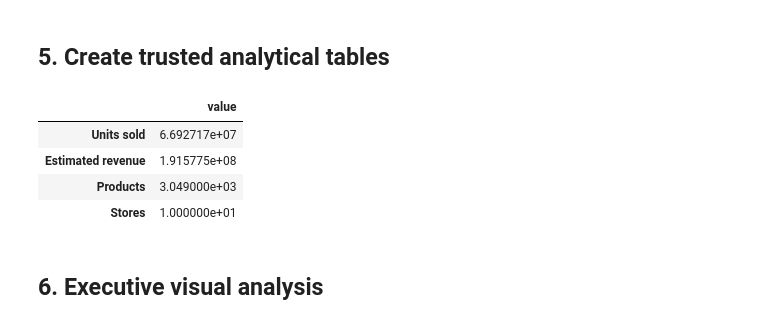
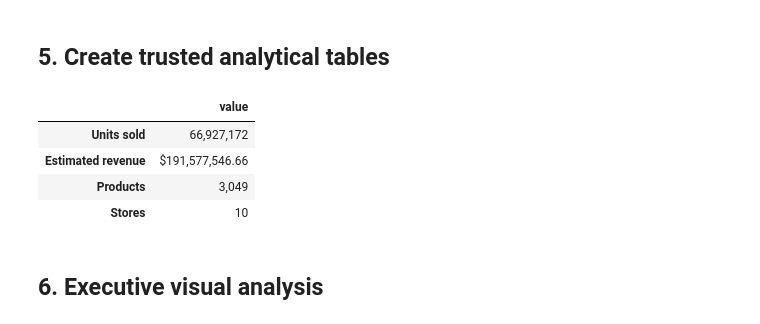
Before and after one commit to ericmavigo/retail-demand-forecasting, a Jupyter notebook: notebooks/02_data_cleaning_and_eda.ipynb, the cells around one changed output. Cells and saved outputs as stored; diff of their text form; code cells hidden in the pictures.

```diff
--- a/notebooks/02_data_cleaning_and_eda.ipynb
+++ b/notebooks/02_data_cleaning_and_eda.ipynb
@@ -31,6 +31,7 @@ DATA_DIR = PROJECT_ROOT / 'data' / 'raw'
 sys.path.insert(0, str(PROJECT_ROOT))
 
 pd.set_option('display.max_columns', 50)
+pd.set_option('display.float_format', lambda value: f'{value:,.2f}')
 plt.style.use('seaborn-v0_8-whitegrid')
 COLORS = {
     'navy': '#17324D',
@@ -149,34 +153,40 @@ Positive sales without price: 0
 # %%
 daily = calendar_days[['date', 'year', 'month', 'weekday', 'event_name_1', 'event_type_1']].copy()
 daily['units'] = units.sum(axis=0)
 daily['estimated_revenue'] = daily_revenue
 daily['average_selling_price'] = daily.estimated_revenue.div(daily.units).replace([np.inf], np.nan)
 daily['moving_average_28'] = daily.units.rolling(28, min_periods=1).mean()
 
 product = sales[['item_id', 'cat_id', 'dept_id']].copy()
 product['units'] = units.sum(axis=1)
 product['estimated_revenue'] = row_revenue
 product = product.groupby(['item_id', 'cat_id', 'dept_id'], as_index=False).sum().sort_values('estimated_revenue', ascending=False)
 product['revenue_share'] = product.estimated_revenue / product.estimated_revenue.sum()
 product['cumulative_revenue_share'] = product.revenue_share.cumsum()
 product['abc_class'] = np.select([product.cumulative_revenue_share <= .80, product.cumulative_revenue_share <= .95], ['A', 'B'], default='C')
 
 store_summary = pd.DataFrame([
     {'store_id': store, 'units': units[sales.store_id.eq(store)].sum(), 'estimated_revenue': row_revenue[sales.store_id.eq(store)].sum()}
     for store in sorted(sales.store_id.unique())
 ])
 category_summary = pd.DataFrame([
     {'cat_id': cat, 'units': units[sales.cat_id.eq(cat)].sum(), 'estimated_revenue': row_revenue[sales.cat_id.eq(cat)].sum()}
     for cat in sorted(sales.cat_id.unique())
 ])
 
-display(pd.Series({'Units sold': daily.units.sum(), 'Estimated revenue': daily.estimated_revenue.sum(), 'Products': len(product), 'Stores': len(store_summary)}).to_frame('value'))
+executive_totals = pd.DataFrame({'value': [
+    f'{daily.units.sum():,.0f}',
+    f'${daily.estimated_revenue.sum():,.2f}',
+    f'{len(product):,}',
+    f'{len(store_summary):,}',
+]}, index=['Units sold', 'Estimated revenue', 'Products', 'Stores'])
+display(executive_totals)
 # %% [output]
 |  | value |
-| Units sold | 6.692717e+07 |
-| Estimated revenue | 1.915775e+08 |
-| Products | 3.049000e+03 |
-| Stores | 1.000000e+01 |
+| Units sold | 66,927,172 |
+| Estimated revenue | $191,577,546.66 |
+| Products | 3,049 |
+| Stores | 10 |
 # %% [markdown]
 ## 6. Executive visual analysis
 # %%
```
Also changed, not shown: parts of 2 cells of this notebook, 4 other files.
